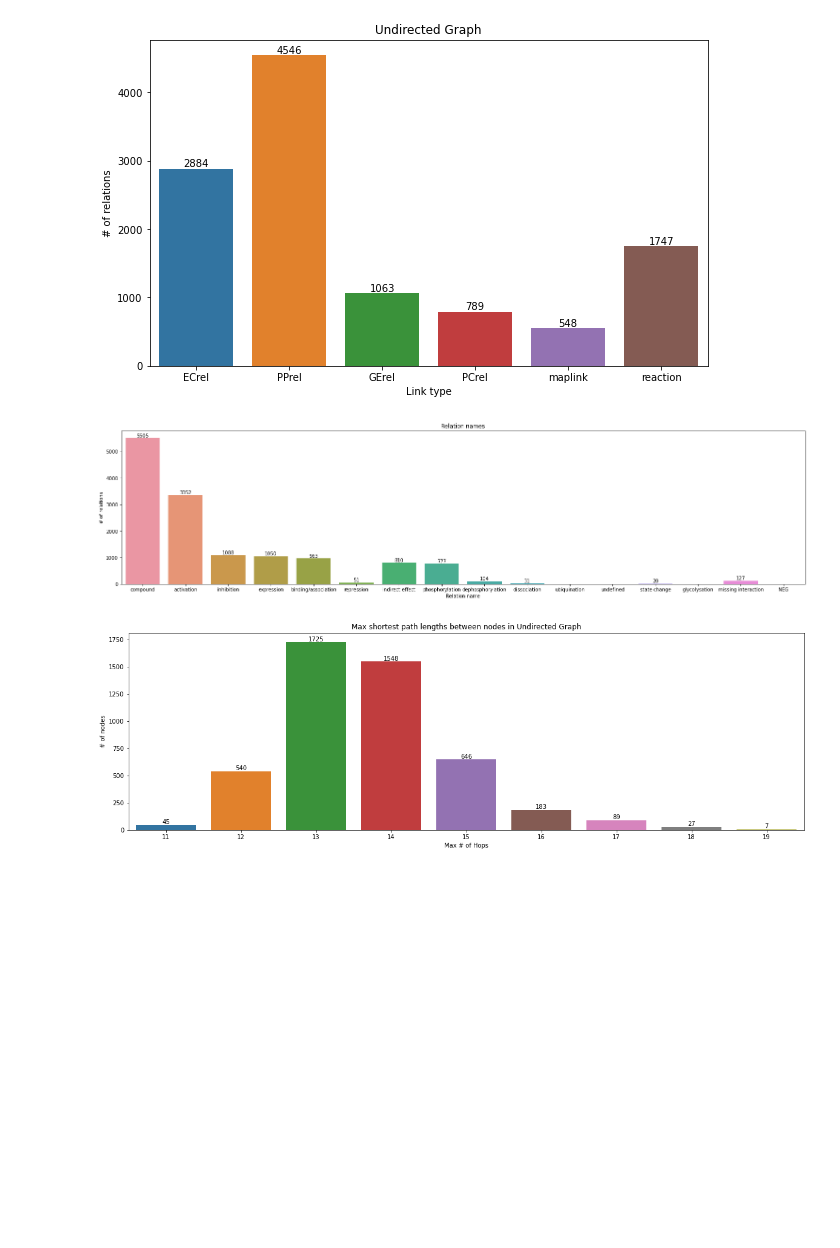
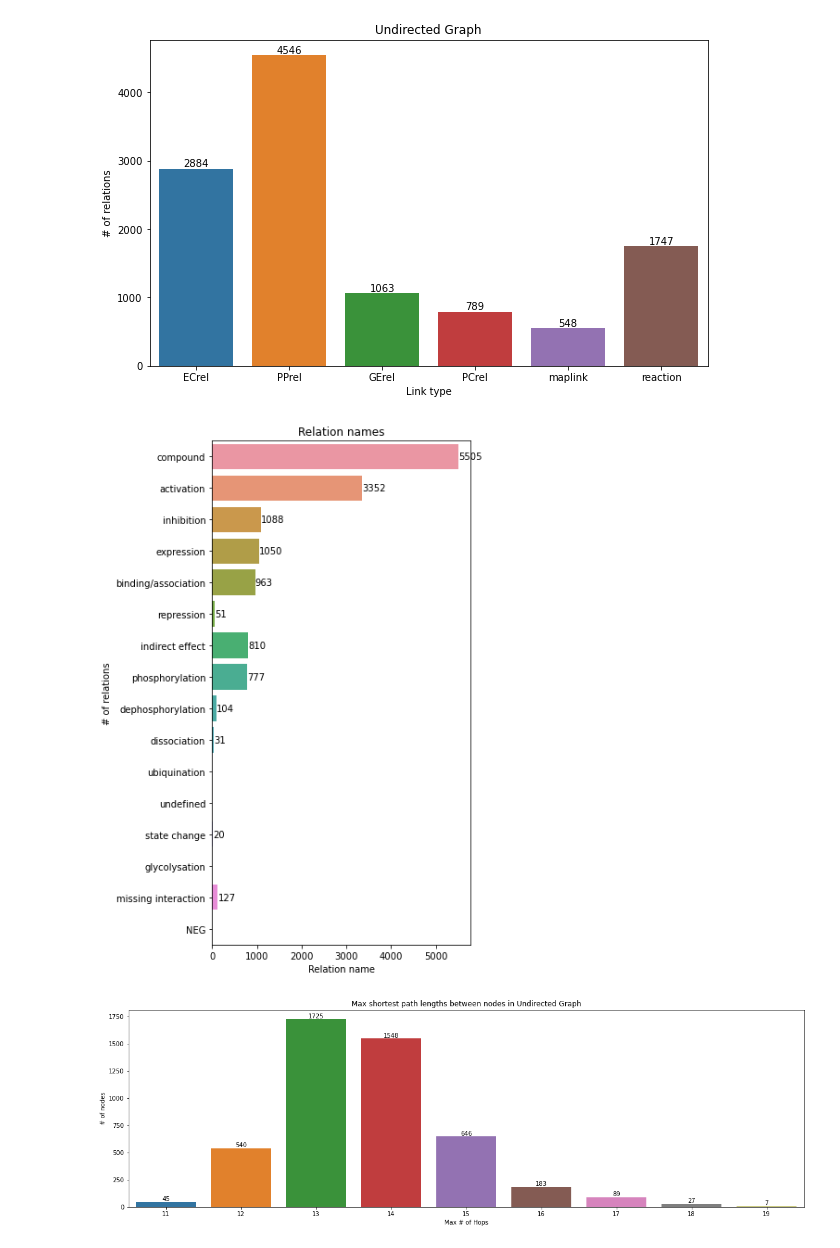
Before and after one commit to neomasmanidis/BERT-medical-correlations, a Jupyter notebook: Notebooks/Dataset EDA.ipynb, the cells around one changed output. Cells and saved outputs as stored; diff of their text form; code cells hidden in the pictures; blank space fills up the shorter version.

```diff
--- a/Notebooks/Dataset EDA.ipynb
+++ b/Notebooks/Dataset EDA.ipynb
@@ -133,7 +133,7 @@ def merge_same_named(G):
 # Exploratory Data Analysis
 # %%
 # === load data ===
-df_relations = pd.read_csv('../KEGG Pathways Dataset Collection/All_relations-Curated-full_names-test2.csv')
+df_relations = pd.read_csv('../KEGG Pathways Dataset Collection/All_relations-Curated-full_names.csv')
 G_directed = create_kegg_graph(df_relations)
 print(G_directed)
 G_undirected = nx.Graph(G_directed)
@@ -228,16 +228,17 @@ plt.show()
 # %%
 # relation names in Directed Graph
 lst = df_relations['relation name'].to_list()
-plt.figure(figsize=(26,6))
-ax = sns.countplot(x=lst, order = ["compound", "activation","inhibition", "expression", "binding/association", "repression",
+plt.figure(figsize=(5,10))
+ax = sns.countplot(y=lst, order = ["compound", "activation","inhibition", "expression", "binding/association", "repression",
                                    "indirect effect", "phosphorylation", "dephosphorylation","dissociation","ubiquination",
-                                   "undefined","state change", "glycolysation", "missing interaction", "NEG"])
+                                   "undefined","state change", "glycolysation", "missing interaction", "NEG"],
+                  orient = "h")
 for container in ax.containers:
     ax.bar_label(container)
 ax.set(xlabel="Relation name", ylabel = "# of relations", title = "Relation names")
 plt.show()
 # %% [output]
-[figure, old version]
+[figure, new version]
 # %%
 # Find max shortest path lengths between nodes
 
```
Also changed, not shown: 12 other files.
